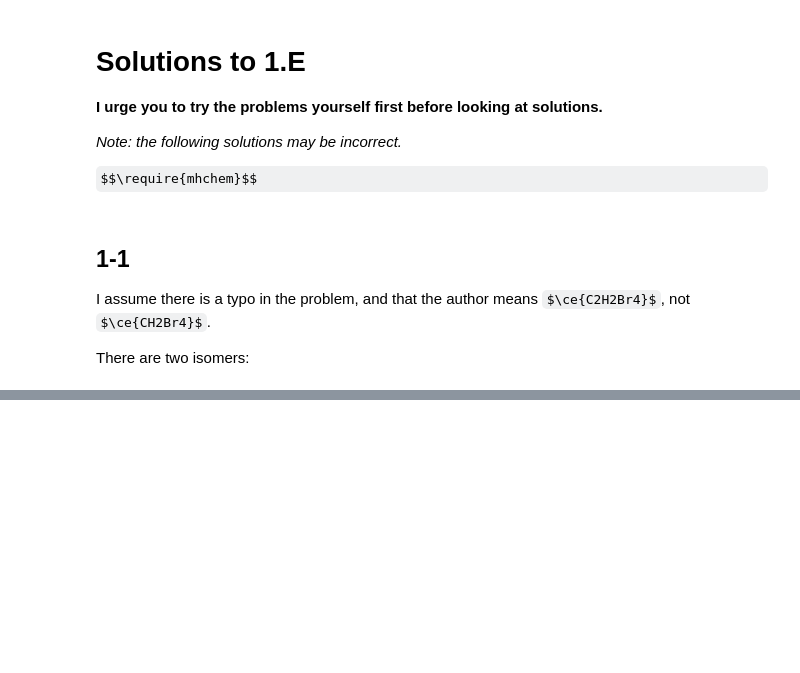
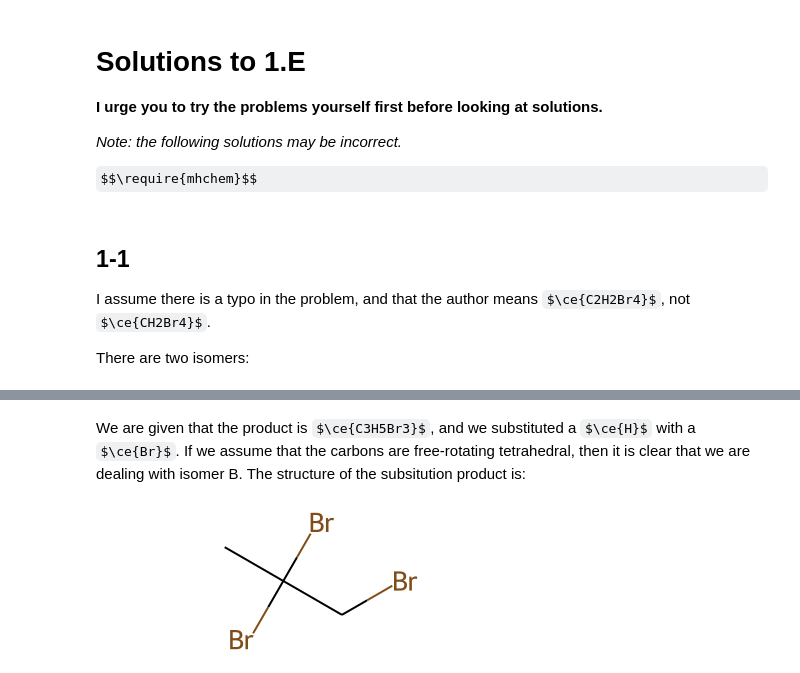
Before and after one commit to flippedAben/ochem_sols, a Jupyter notebook: 1.E.ipynb, the cells around one changed output, grey strips where cells are left out. Saved outputs shown, nothing was run; the diff lists cells and outputs as text; code cells hidden in the pictures; some formulas as TeX source; blank space fills up the shorter version.

```diff
--- a/1.E.ipynb
+++ b/1.E.ipynb
@@ -45,0 +60,8 @@ TODO
+# %% [markdown]
+We are given that the product is $\ce{C3H5Br3}$, and we substituted a $\ce{H}$ with a $\ce{Br}$. If we assume that the carbons are free-rotating tetrahedral, then it is clear that we are dealing with isomer B. The structure of the subsitution product is:
+# %%
+smile = 'C' + 'C(Br)(Br)' + 'C(Br)'
+product = Chem.MolFromSmiles(smile)
+product
+# %% [output]
+[figure, added]
```
Also changed, not shown: parts of 23 cells of this notebook.
